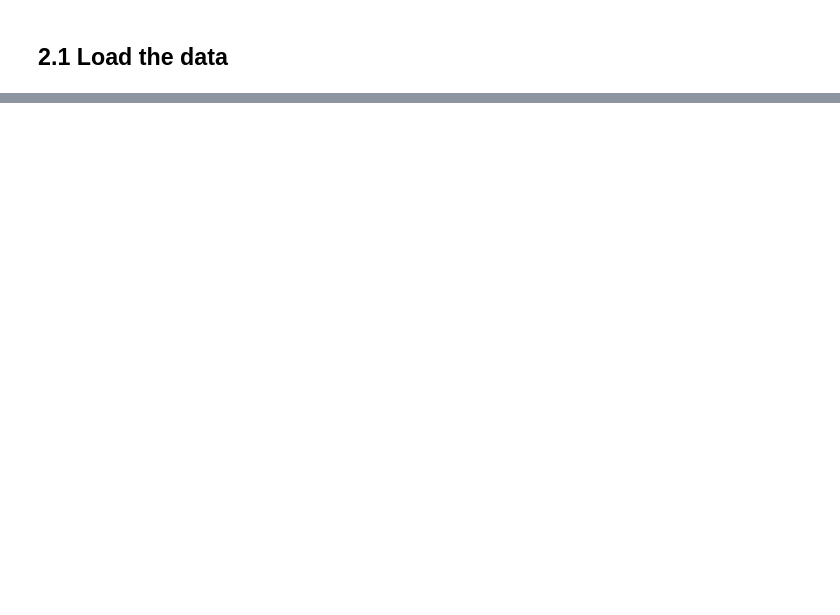
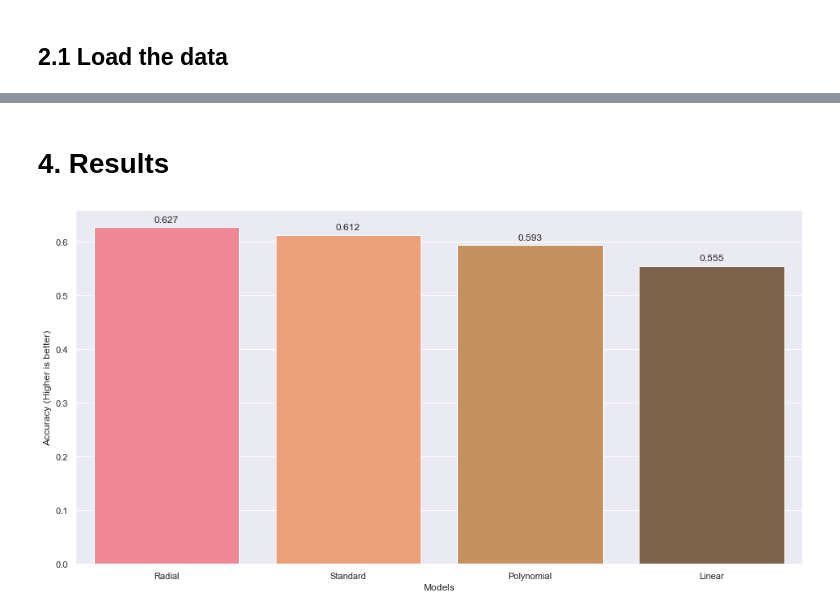
Before and after one commit to digitacs/4dv652-ml, a Jupyter notebook: notebooks/assignment6/AIMO_Score_v12.ipynb, the cells around one changed output, grey strips where cells are left out. Saved outputs shown, nothing was run; the diff lists cells and outputs as text; code cells hidden in the pictures; blank space fills up the shorter version.

```diff
--- a/notebooks/assignment6/AIMO_Score_v12.ipynb
+++ b/notebooks/assignment6/AIMO_Score_v12.ipynb
@@ -1439,0 +334,6 @@ plt.show()
+# %%
+svm_radial = SVC(C=c, kernel='rbf',gamma=gamma)
+svm_radial.fit(X_train, y_train)
+
+print('Number of support vectors: ', svm_radial.support_.size)
+svm_radial.support_
@@ -1439,0 +409,5 @@ plt.show()
+# %%
+svm_polynomial = SVC(C=c, kernel='poly', degree=degree ,gamma = gamma)
+svm_polynomial.fit(X_train, y_train)
+
+print('Number of support vectors: ', svm_polynomial.support_.size)
@@ -1439,0 +416,8 @@ plt.show()
+# %%
+y_pred_svm_polynomial = svm_polynomial.predict(X_test)
+
+confusion_matrix_svm_polynomial = pd.DataFrame(
+    confusion_matrix(y_test, y_pred_svm_polynomial))
+
+pivot = np.mean(confusion_matrix_svm_polynomial.max()/2)
+heatMap(confusion_matrix_svm_polynomial,max=pivot,min=0)
@@ -1439,0 +446,39 @@ plt.show()
+# %% [markdown]
+# 4. Results
+# %%
+results = pd.DataFrame({
+    "Accuracy":[
+        classification_report(y_test, y_pred_svc, output_dict=True)['accuracy'],
+        classification_report(y_test, y_pred_svm_linear, output_dict=True)['accuracy'],
+        classification_report(y_test, y_pred_svm_radial, output_dict=True)['accuracy'],
+        classification_report(y_test, y_pred_svm_polynomial, output_dict=True)['accuracy']
+    ],
+    "Models":[
+        "Standard",
+        "Linear",
+        "Radial",
+        "Polynomial"
+    ]
+})
+
+results = results.sort_values("Accuracy", ascending=False)
+
+# Set up the matplotlib figure
+fig, ax = plt.subplots(figsize=(16,8))
+
+cplot = sns.barplot(data=results, x="Models", y="Accuracy",ax=ax, palette="spring_d")
+
+for p in cplot.patches:
+    cplot.annotate(format(p.get_height(), '.3f'),
+                   (p.get_x() + p.get_width() / 2., p.get_height()),
+                   ha = 'center', va = 'center',
+                   xytext = (0, 9),
+                   textcoords = 'offset points')
+
+# Add labels to plot
+plt.xlabel("Models")
+plt.ylabel("Accuracy (Higher is better)")
+
+plt.show()
+# %% [output]
+[figure, added]
```
Also changed, not shown: parts of 149 cells of this notebook, 2 other files.
